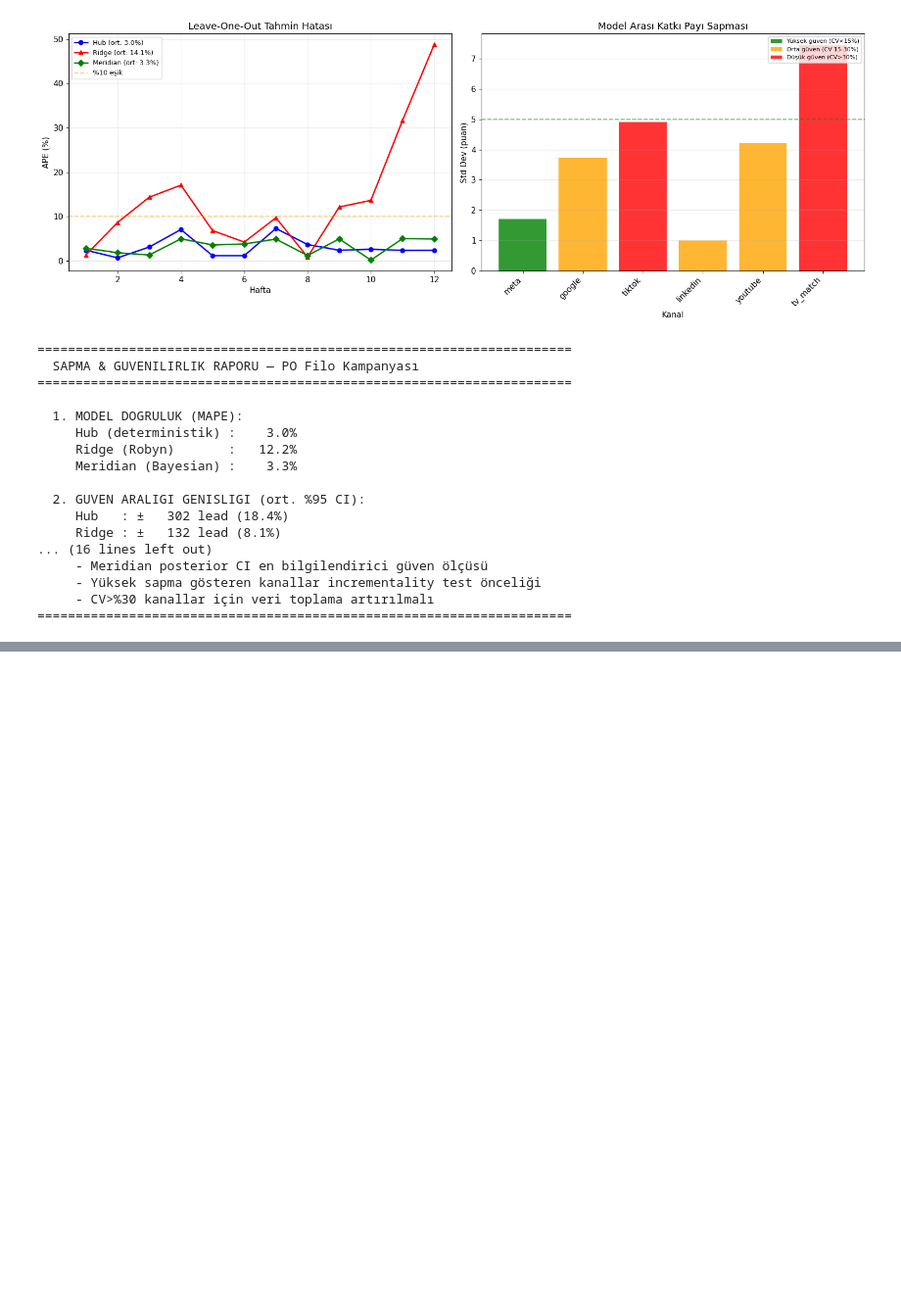
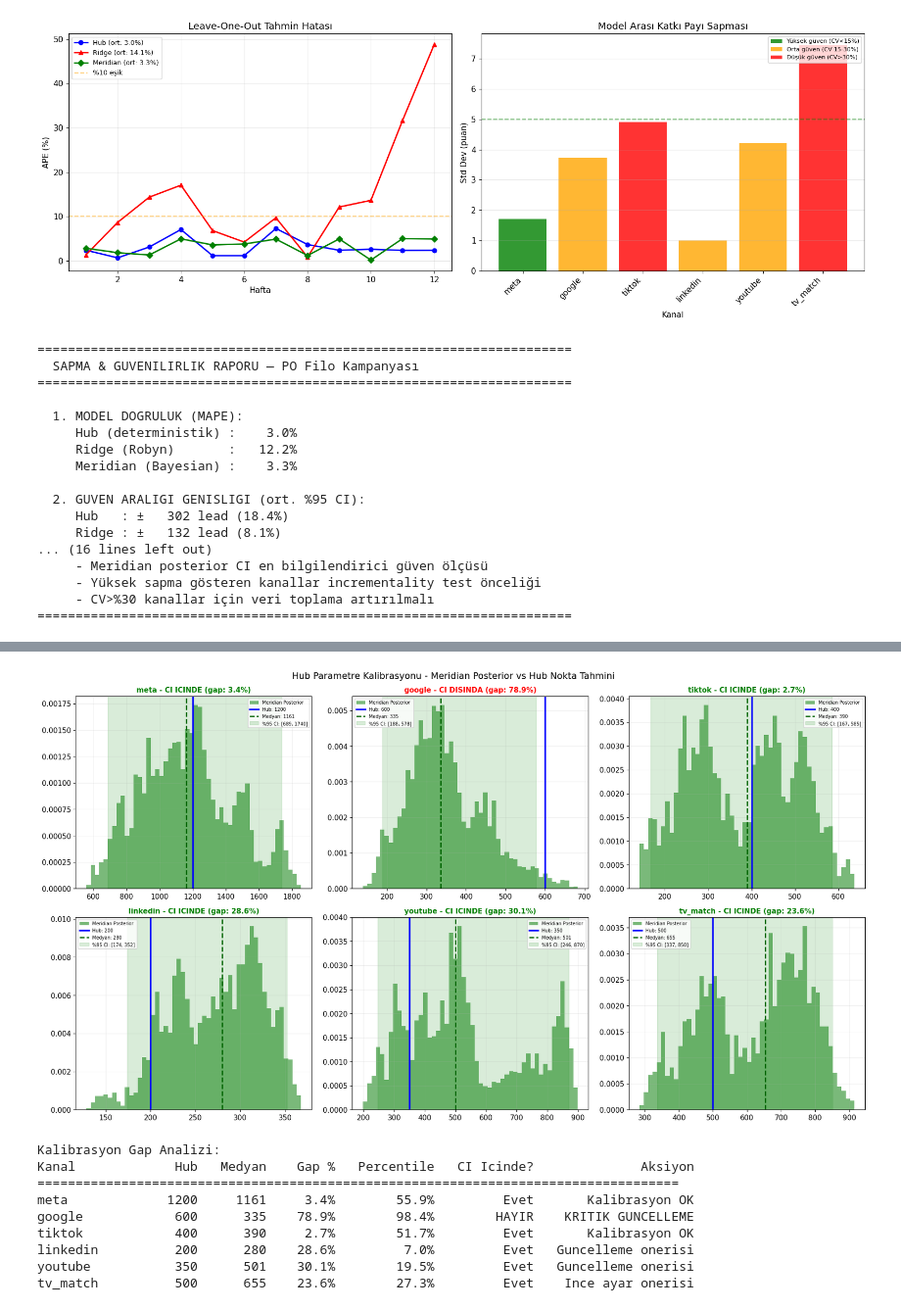
Before and after one commit to Growity-ai-lab/attribution-intelligence-hub, a Jupyter notebook: notebooks/04_robyn_comparison.ipynb, the cells around one changed output, grey strips where cells are left out. Shown at 98% size. Drawn from its saved outputs; the diff is of its cells as text; code cells hidden in the pictures; blank space fills up the shorter version.

```diff
--- a/notebooks/04_robyn_comparison.ipynb
+++ b/notebooks/04_robyn_comparison.ipynb
@@ -880,0 +1003,59 @@ print('=' * 70)
+# %%
+fig, axes = plt.subplots(2, 3, figsize=(18, 10))
+
+calibration_gaps = {}
+for j, ch in enumerate(channel_names):
+    ax = axes[j // 3][j % 3]
+    posterior = samples_beta[:, j]
+    ax.hist(posterior, bins=50, alpha=0.6, color='forestgreen', density=True, label='Meridian Posterior')
+    hub_val = MAX_LIFT[ch]
+    ax.axvline(hub_val, color='blue', linewidth=2.5, linestyle='-', label=f'Hub: {hub_val:.0f}')
+    med = np.median(posterior)
+    ci_lo = np.percentile(posterior, 2.5)
+    ci_hi = np.percentile(posterior, 97.5)
+    ax.axvline(med, color='darkgreen', linewidth=2, linestyle='--', label=f'Medyan: {med:.0f}')
+    ax.axvspan(ci_lo, ci_hi, alpha=0.15, color='green', label=f'%95 CI: [{ci_lo:.0f}, {ci_hi:.0f}]')
+    in_ci = ci_lo <= hub_val <= ci_hi
+    percentile_rank = np.mean(posterior <= hub_val) * 100
+    gap_pct = abs(hub_val - med) / med * 100
+    calibration_gaps[ch] = {
+        'hub': hub_val, 'median': med, 'ci_lo': ci_lo, 'ci_hi': ci_hi,
+        'in_ci': in_ci, 'percentile': percentile_rank, 'gap_pct': gap_pct
+    }
+    status = 'CI ICINDE' if in_ci else 'CI DISINDA'
+    ax.set_title(f'{ch} - {status} (gap: {gap_pct:.1f}%)', fontsize=11, fontweight='bold',
+                 color='green' if in_ci else 'red')
+    ax.legend(fontsize=7)
+    ax.grid(True, alpha=0.2)
+
+fig.suptitle('Hub Parametre Kalibrasyonu - Meridian Posterior vs Hub Nokta Tahmini', fontsize=14)
+plt.tight_layout()
+plt.show()
+
+print('\nKalibrasyon Gap Analizi:')
+print(f'{"Kanal":<12} {"Hub":>8} {"Medyan":>8} {"Gap %":>8} {"Percentile":>12} {"CI Icinde?":>12} {"Aksiyon":>20}')
+print('=' * 84)
+for ch in channel_names:
+    g = calibration_gaps[ch]
+    if g['in_ci'] and g['gap_pct'] < 10:
+        action = 'Kalibrasyon OK'
+    elif g['in_ci'] and g['gap_pct'] < 25:
+        action = 'Ince ayar onerisi'
+    elif g['in_ci']:
+        action = 'Guncelleme onerisi'
+    else:
+        action = 'KRITIK GUNCELLEME'
+    ci_status = 'Evet' if g['in_ci'] else 'HAYIR'
+    print(f'{ch:<12} {g["hub"]:>8.0f} {g["median"]:>8.0f} {g["gap_pct"]:>7.1f}% '
+          f'{g["percentile"]:>11.1f}% {ci_status:>12} {action:>20}')
+# %% [output]
+[figure, added]
+Kalibrasyon Gap Analizi:
+Kanal             Hub   Medyan    Gap %   Percentile   CI Icinde?              Aksiyon
+====================================================================================
+meta             1200     1161     3.4%        55.9%         Evet       Kalibrasyon OK
+google            600      335    78.9%        98.4%        HAYIR    KRITIK GUNCELLEME
+tiktok            400      390     2.7%        51.7%         Evet       Kalibrasyon OK
+linkedin          200      280    28.6%         7.0%         Evet   Guncelleme onerisi
+youtube           350      501    30.1%        19.5%         Evet   Guncelleme onerisi
+tv_match          500      655    23.6%        27.3%         Evet    Ince ayar onerisi
```
Also changed, not shown: parts of 10 cells of this notebook.
